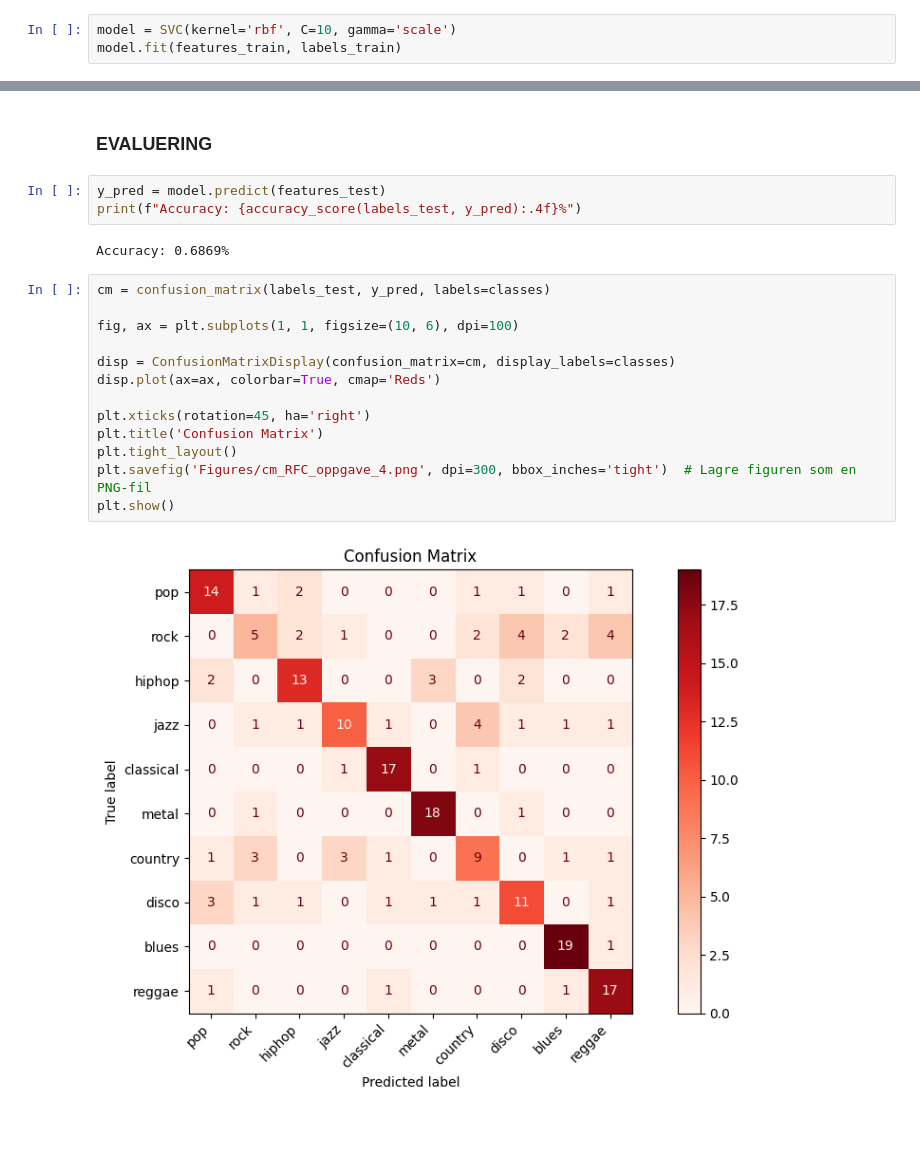
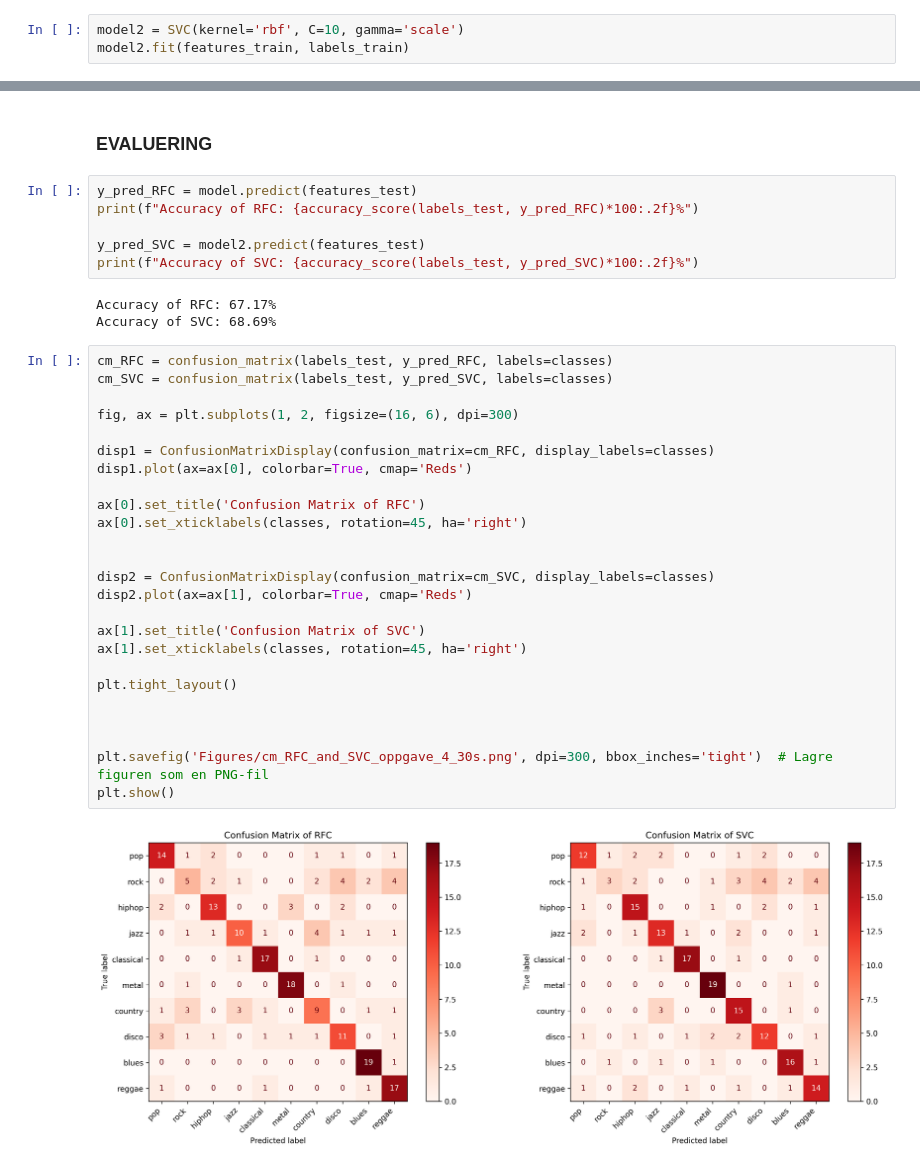
Before and after one commit to TordTr/TTT4275-Music-project, a Jupyter notebook: Tord_loking.ipynb, the cells around one changed output, grey strips where cells are left out. Saved outputs shown, nothing was run; the diff lists cells and outputs as text; blank space fills up the shorter version.

```diff
--- a/Tord_loking.ipynb
+++ b/Tord_loking.ipynb
@@ -869,29 +964,45 @@ RandomForestClassifier(n_estimators=200, random_state=42)
 # %% [markdown]
 ### Modell SVC
 # %%
-model = SVC(kernel='rbf', C=10, gamma='scale')
-model.fit(features_train, labels_train)
+model2 = SVC(kernel='rbf', C=10, gamma='scale')
+model2.fit(features_train, labels_train)
 # %% [output]
 SVC(C=10)
 # %% [markdown]
 ### EVALUERING
-# %%
-y_pred = model.predict(features_test)
-print(f"Accuracy: {accuracy_score(labels_test, y_pred):.4f}%")
-# %% [output]
-Accuracy: 0.6869%
+# %%
+y_pred_RFC = model.predict(features_test)
+print(f"Accuracy of RFC: {accuracy_score(labels_test, y_pred_RFC)*100:.2f}%")
+
+y_pred_SVC = model2.predict(features_test)
+print(f"Accuracy of SVC: {accuracy_score(labels_test, y_pred_SVC)*100:.2f}%")
+# %% [output]
+Accuracy of RFC: 67.17%
+Accuracy of SVC: 68.69%
 # %%
-cm = confusion_matrix(labels_test, y_pred, labels=classes)
+cm_RFC = confusion_matrix(labels_test, y_pred_RFC, labels=classes)
+cm_SVC = confusion_matrix(labels_test, y_pred_SVC, labels=classes)
 
-fig, ax = plt.subplots(1, 1, figsize=(10, 6), dpi=100)
+fig, ax = plt.subplots(1, 2, figsize=(16, 6), dpi=300)
 
-disp = ConfusionMatrixDisplay(confusion_matrix=cm, display_labels=classes)
-disp.plot(ax=ax, colorbar=True, cmap='Reds')
+disp1 = ConfusionMatrixDisplay(confusion_matrix=cm_RFC, display_labels=classes)
+disp1.plot(ax=ax[0], colorbar=True, cmap='Reds')
 
-plt.xticks(rotation=45, ha='right')
-plt.title('Confusion Matrix')
+ax[0].set_title('Confusion Matrix of RFC')
+ax[0].set_xticklabels(classes, rotation=45, ha='right')
+
+
+disp2 = ConfusionMatrixDisplay(confusion_matrix=cm_SVC, display_labels=classes)
+disp2.plot(ax=ax[1], colorbar=True, cmap='Reds')
+
+ax[1].set_title('Confusion Matrix of SVC')
+ax[1].set_xticklabels(classes, rotation=45, ha='right')
+
 plt.tight_layout()
-plt.savefig('Figures/cm_RFC_oppgave_4.png', dpi=300, bbox_inches='tight')  # Lagre figuren som en PNG-fil
+
+
+
+plt.savefig('Figures/cm_RFC_and_SVC_oppgave_4_30s.png', dpi=300, bbox_inches='tight')  # Lagre figuren som en PNG-fil
 plt.show()
 # %% [output]
-[figure, old version]
+[figure, new version]
```
Also changed, not shown: parts of 10 cells of this notebook, 6 other files.
